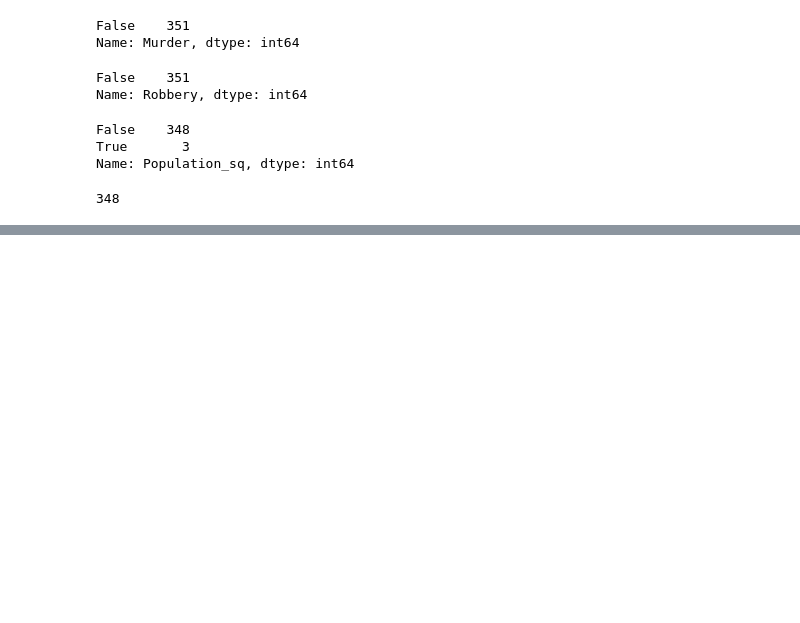
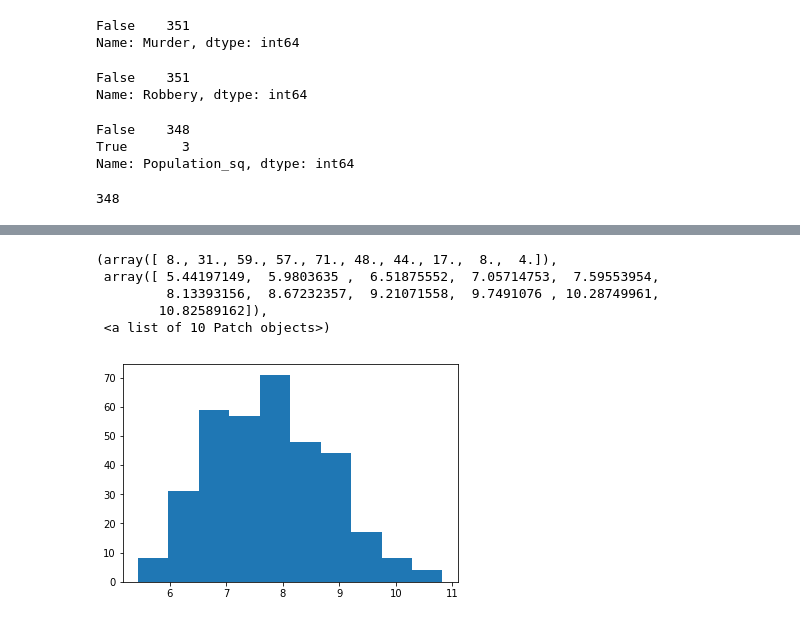
Before and after one commit to cbrackeen/Thinkful_Project, a Jupyter notebook: Crime Data Prep - Linear Regression.ipynb, the cells around one changed output, grey strips where cells are left out. Cells and saved outputs as stored; diff of their text form; code cells hidden in the pictures; blank space fills up the shorter version.

```diff
--- a/Crime Data Prep - Linear Regression.ipynb
+++ b/Crime Data Prep - Linear Regression.ipynb
@@ -110,0 +221,9 @@ data_short = data_short.dropna()
+# %%
+plt.hist(np.log10(data_short['Population_sq']))
+# %% [output]
+(array([ 8., 31., 59., 57., 71., 48., 44., 17.,  8.,  4.]),
+ array([ 5.44197149,  5.9803635 ,  6.51875552,  7.05714753,  7.59553954,
+         8.13393156,  8.67232357,  9.21071558,  9.7491076 , 10.28749961,
+        10.82589162]),
+ <a list of 10 Patch objects>)
+[figure, added]
```
Also changed, not shown: parts of 17 cells of this notebook.
